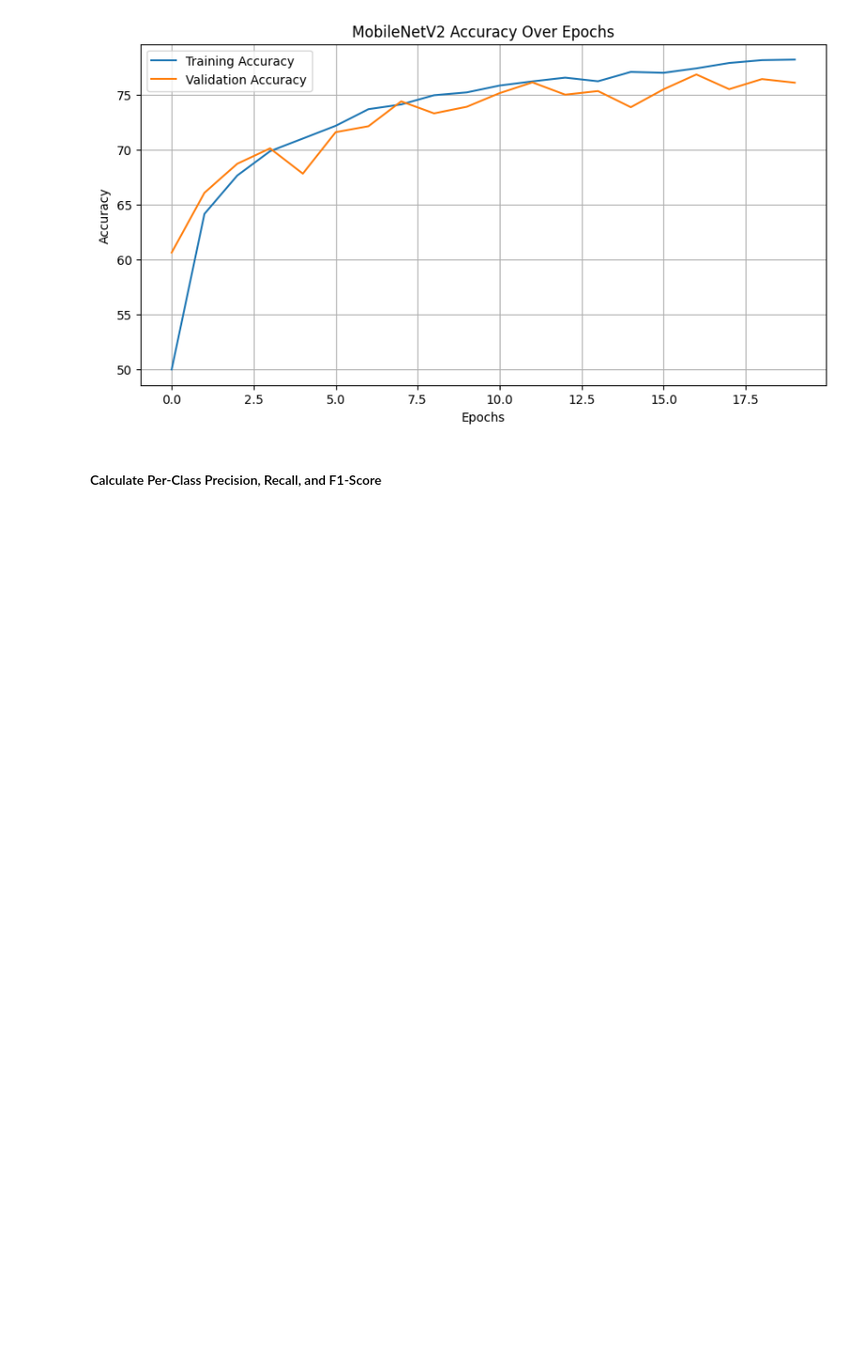
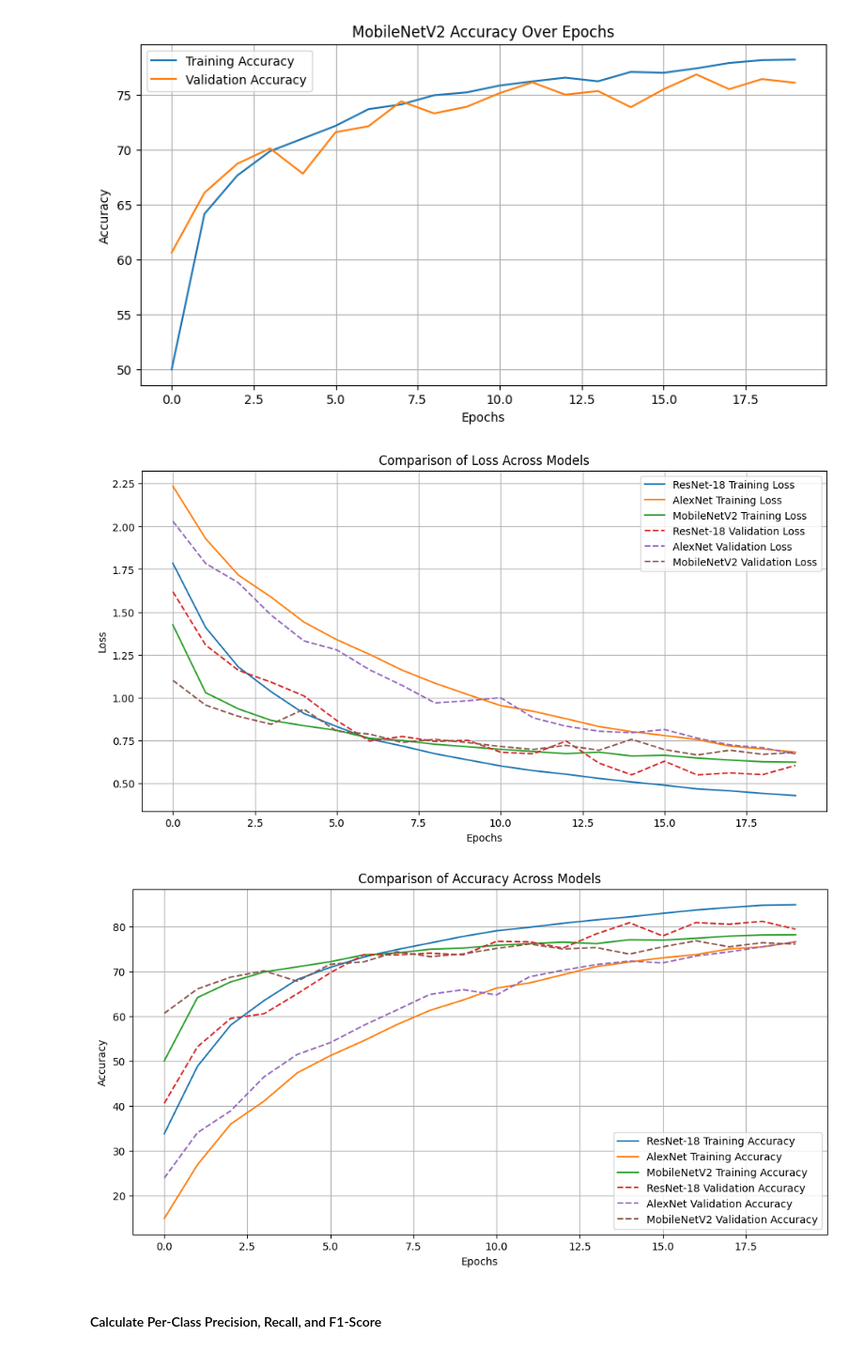
Before and after one commit to Chayonimeu/CNNs-for-image-classification, a Jupyter notebook: Final_Implementation_A2.ipynb, the cells around one changed output. Shown at 94% size. Cells and saved outputs as stored; diff of their text form; code cells hidden in the pictures; blank space fills up the shorter version.

```diff
--- a/Final_Implementation_A2.ipynb
+++ b/Final_Implementation_A2.ipynb
@@ -505,6 +505,60 @@ plot_metrics(mobilenet_train_acc, mobilenet_val_acc, 'Accuracy', 'MobileNetV2')
 [figure]
 [figure]
 [figure]
+# %%
+import matplotlib.pyplot as plt
+
+# Function to plot combined metrics for all models
+def plot_combined_metrics(train_metrics_dict, val_metrics_dict, metric_name):
+    plt.figure(figsize=(12, 6))
+
+    # Plot training metrics for each model
+    for model_name, train_metrics in train_metrics_dict.items():
+        plt.plot(train_metrics, label=f'{model_name} Training {metric_name}')
+
+    # Plot validation metrics for each model
+    for model_name, val_metrics in val_metrics_dict.items():
+        plt.plot(val_metrics, linestyle='--', label=f'{model_name} Validation {metric_name}')
+
+    # Plot formatting
+    plt.title(f'Comparison of {metric_name} Across Models')
+    plt.xlabel('Epochs')
+    plt.ylabel(metric_name)
+    plt.legend()
+    plt.grid(True)
+    plt.show()
+
+# Create dictionaries for train and validation metrics
+train_loss_dict = {
+    'ResNet-18': resnet18_train_loss,
+    'AlexNet': alexnet_train_loss,
+    'MobileNetV2': mobilenet_train_loss
+}
+
+val_loss_dict = {
+    'ResNet-18': resnet18_val_loss,
+    'AlexNet': alexnet_val_loss,
+    'MobileNetV2': mobilenet_val_loss
+}
+
+train_acc_dict = {
+    'ResNet-18': resnet18_train_acc,
+    'AlexNet': alexnet_train_acc,
+    'MobileNetV2': mobilenet_train_acc
+}
+
+val_acc_dict = {
+    'ResNet-18': resnet18_val_acc,
+    'AlexNet': alexnet_val_acc,
+    'MobileNetV2': mobilenet_val_acc
+}
+
+# Plot combined loss and accuracy for all models
+plot_combined_metrics(train_loss_dict, val_loss_dict, 'Loss')
+plot_combined_metrics(train_acc_dict, val_acc_dict, 'Accuracy')
+# %% [output]
+[figure, added]
+[figure, added]
 # %% [markdown]
 #### Calculate Per-Class Precision, Recall, and F1-Score
 # %%
```
Also changed, not shown: parts of 4 cells of this notebook.
